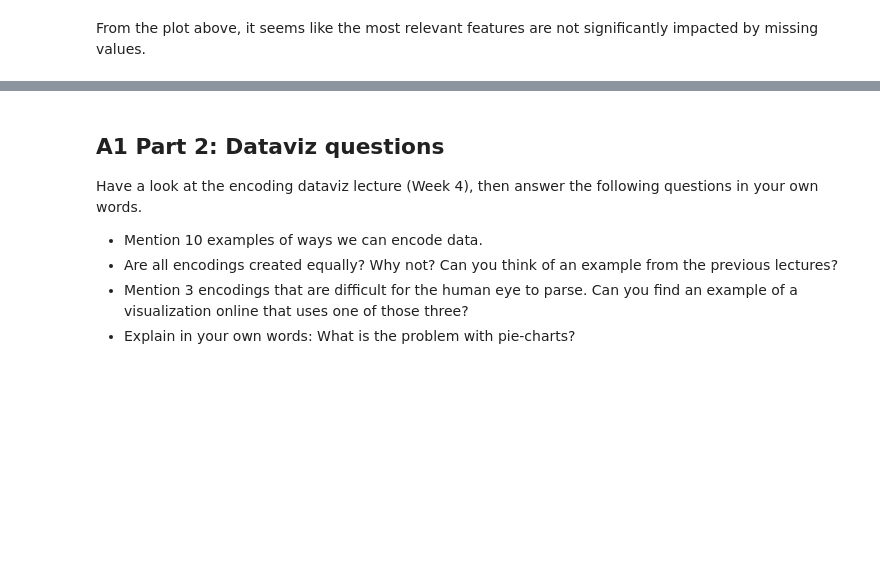
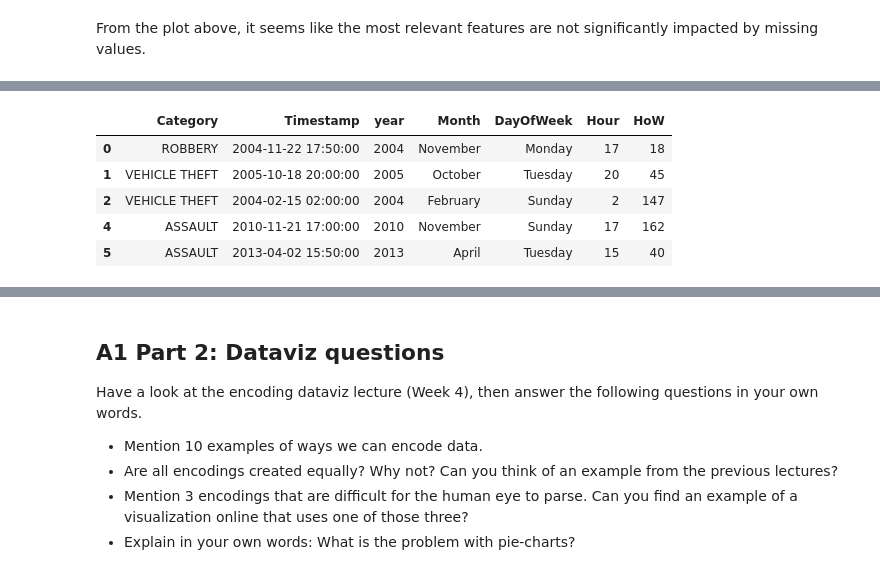
Before and after one commit to jens-create/socialdata2023, a Jupyter notebook: assignments/Assignment1.ipynb, the cells around one changed output, grey strips where cells are left out. Cells and saved outputs as stored; diff of their text form; code cells hidden in the pictures; blank space fills up the shorter version.

```diff
--- a/assignments/Assignment1.ipynb
+++ b/assignments/Assignment1.ipynb
@@ -65,2 +73,16 @@ From the plot above, it seems like the most relevant features are not significan
 # %%
-focuscrimes = set(['WEAPON LAWS', 'PROSTITUTION', 'DRIVING UNDER THE INFLUENCE', 'ROBBERY', 'BURGLARY', 'ASSAULT', 'DRUNKENNESS', 'DRUG/NARCOTIC', 'TRESPASS', 'LARCENY/THEFT', 'VANDALISM', 'VEHICLE THEFT', 'STOLEN PROPERTY', 'DISORDERLY CONDUCT'])
+focuscrimes = set(['WEAPON LAWS', 'PROSTITUTION', 'DRIVING UNDER THE INFLUENCE', 'ROBBERY',
+                    'BURGLARY', 'ASSAULT', 'DRUNKENNESS', 'DRUG/NARCOTIC', 'TRESPASS', 'LARCENY/THEFT',
+                    'VANDALISM', 'VEHICLE THEFT', 'STOLEN PROPERTY', 'DISORDERLY CONDUCT'])
+timeframe = ['Month','DayOfWeek','Hour','HoW']
+
+# Get focus crimes-data
+crime_df = data[data.Category.isin(focuscrimes)]
+crime_df[['Category','Timestamp','year']+timeframe].head()
+# %% [output]
+|  | Category | Timestamp | year | Month | DayOfWeek | Hour | HoW |
+| 0 | ROBBERY | 2004-11-22 17:50:00 | 2004 | November | Monday | 17 | 18 |
+| 1 | VEHICLE THEFT | 2005-10-18 20:00:00 | 2005 | October | Tuesday | 20 | 45 |
+| 2 | VEHICLE THEFT | 2004-02-15 02:00:00 | 2004 | February | Sunday | 2 | 147 |
+| 4 | ASSAULT | 2010-11-21 17:00:00 | 2010 | November | Sunday | 17 | 162 |
+| 5 | ASSAULT | 2013-04-02 15:50:00 | 2013 | April | Tuesday | 15 | 40 |
```
Also changed, not shown: parts of 11 cells of this notebook.
